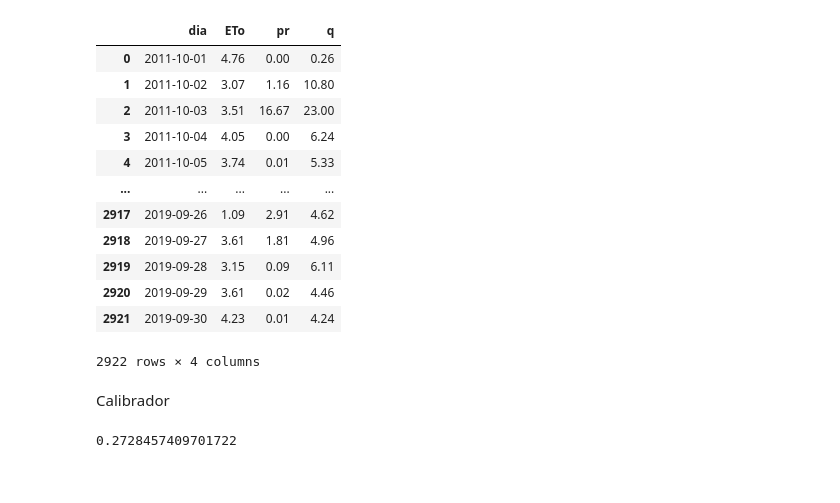
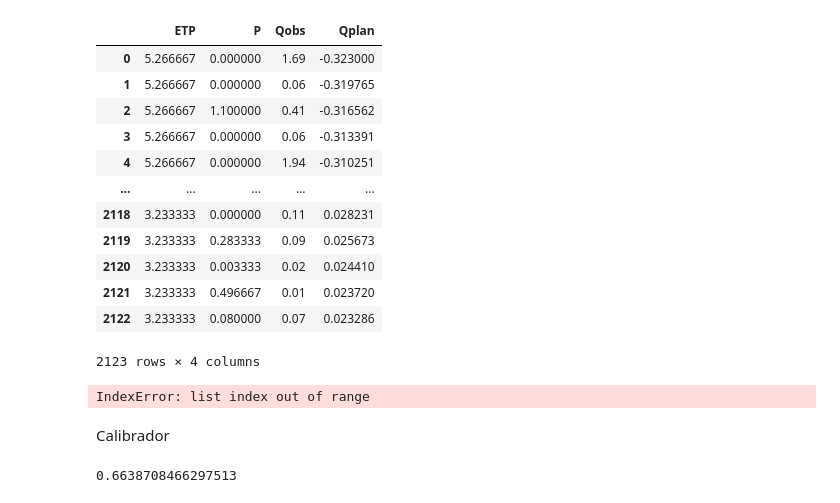
Before and after one commit to dariohhossoda/MOGESTpy, a Jupyter notebook: Applications/examples/CalibrarSmap.ipynb, the cells around one changed output. Drawn from its saved outputs; the diff is of its cells as text; code cells hidden in the pictures.

```diff
--- a/Applications/examples/CalibrarSmap.ipynb
+++ b/Applications/examples/CalibrarSmap.ipynb
@@ -1,33 +1,48 @@
 # %%
-from mogestpy .quantity.Hydrological import SMAP
+import spotpy
+from mogestpy.quantity.Hydrological import SMAP
 import pandas as pd
 
-df = pd.read_csv(r'C:\Users\terci\OneDrive\Área de Trabalho\jag.csv')
+df = pd.read_excel(r'D:\Dados\smap_jundiai.xlsx')
 display(df)
 # %% [output]
-|  | dia | ETo | pr | q |
-| 0 | 2011-10-01 | 4.76 | 0.00 | 0.26 |
-| 1 | 2011-10-02 | 3.07 | 1.16 | 10.80 |
-| 2 | 2011-10-03 | 3.51 | 16.67 | 23.00 |
-| 3 | 2011-10-04 | 4.05 | 0.00 | 6.24 |
-| 4 | 2011-10-05 | 3.74 | 0.01 | 5.33 |
+|  | ETP | P | Qobs | Qplan |
+| 0 | 5.266667 | 0.000000 | 1.69 | -0.323000 |
+| 1 | 5.266667 | 0.000000 | 0.06 | -0.319765 |
+| 2 | 5.266667 | 1.100000 | 0.41 | -0.316562 |
+| 3 | 5.266667 | 0.000000 | 0.06 | -0.313391 |
+| 4 | 5.266667 | 0.000000 | 1.94 | -0.310251 |
 | ... | ... | ... | ... | ... |
-| 2917 | 2019-09-26 | 1.09 | 2.91 | 4.62 |
-| 2918 | 2019-09-27 | 3.61 | 1.81 | 4.96 |
-| 2919 | 2019-09-28 | 3.15 | 0.09 | 6.11 |
-| 2920 | 2019-09-29 | 3.61 | 0.02 | 4.46 |
-| 2921 | 2019-09-30 | 4.23 | 0.01 | 4.24 |
+| 2118 | 3.233333 | 0.000000 | 0.11 | 0.028231 |
+| 2119 | 3.233333 | 0.283333 | 0.09 | 0.025673 |
+| 2120 | 3.233333 | 0.003333 | 0.02 | 0.024410 |
+| 2121 | 3.233333 | 0.496667 | 0.01 | 0.023720 |
+| 2122 | 3.233333 | 0.080000 | 0.07 | 0.023286 |
-2922 rows × 4 columns
+2123 rows × 4 columns
+# %%
+help(SMAP)
+# %% [output]
+IndexError: list index out of range
 # %% [markdown]
 Calibrador
 # %%
-bacia = SMAP.SMAP.Basin(1492.52574535723, 1240.6, 0.16341751968226, 0.5, 9.54, 0.5, 30, 2.43504083550897, 2.5)
-ponto = SMAP.SMAP.Point(df['pr'], df['ETo'])
+bacia = SMAP.SMAP.Basin(
+    Str=100,
+    k2t=0.848790939326689,
+    Crec=1.00998050978914,
+    Ai=2.44891091946412,
+    Capc=50,
+    kkt=68.85081378162,
+    TUin=5/100,
+    EBin=0,
+    AD=109.08
+)
+ponto = SMAP.SMAP.Point(df['P'], df['ETP'])
 modelo = SMAP.SMAP(ponto, bacia)
 modelo.RunModel()
 
-kge = spotpy.objectivefunctions.kge(df['q'], modelo.Q)
+kge = spotpy.objectivefunctions.kge(df['Qobs'], modelo.Q)
 
 print(kge)
 # %% [output]
-0.2728457409701722
+0.6638708466297513
```
Also changed, not shown: parts of 7 cells of this notebook, 5 other files.
